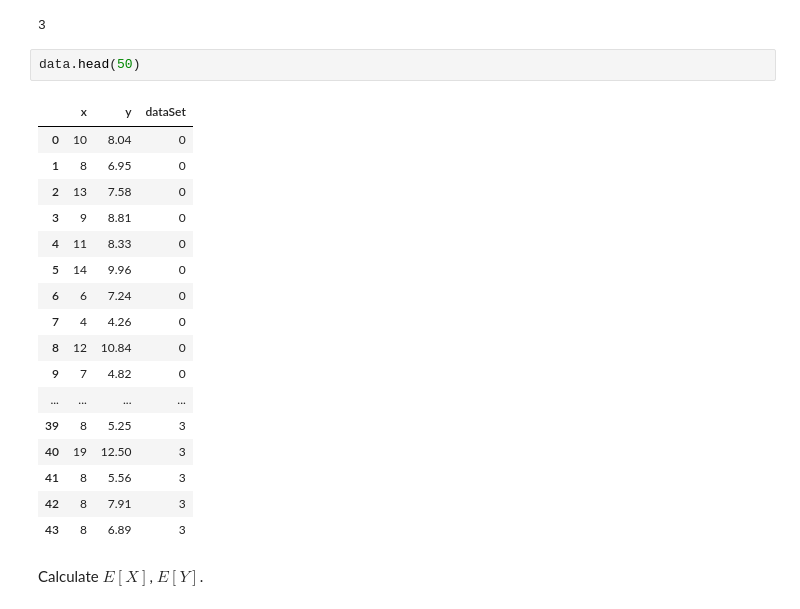
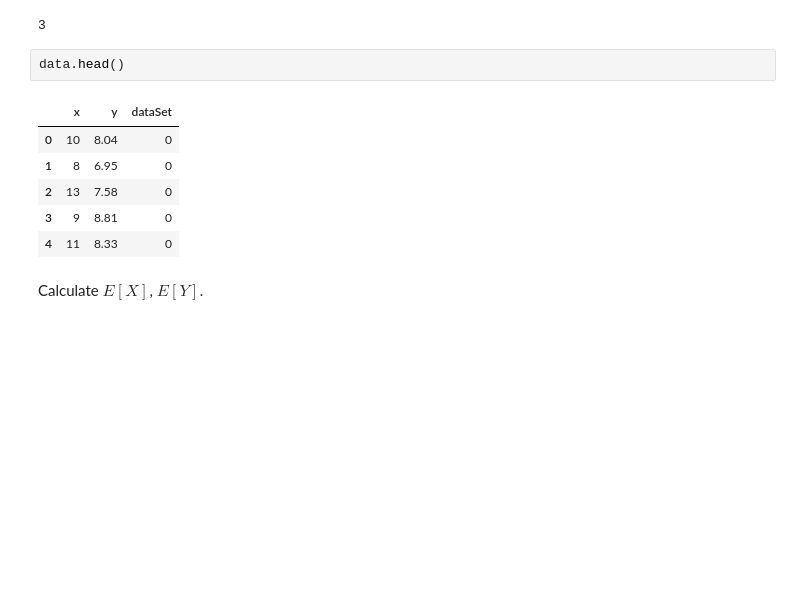
Before and after one commit to kmiec96/Modern-data-science, a Jupyter notebook: ML_2021_set4.ipynb, the cells around one changed output. Saved outputs shown, nothing was run; the diff lists cells and outputs as text; blank space fills up the shorter version.

```diff
--- a/ML_2021_set4.ipynb
+++ b/ML_2021_set4.ipynb
@@ -213,25 +211,14 @@ data["dataSet"].max()
 # %% [output]
 3
 # %%
-data.head(50)
+data.head()
 # %% [output]
 |  | x | y | dataSet |
 | 0 | 10 | 8.04 | 0 |
 | 1 | 8 | 6.95 | 0 |
 | 2 | 13 | 7.58 | 0 |
 | 3 | 9 | 8.81 | 0 |
 | 4 | 11 | 8.33 | 0 |
-| 5 | 14 | 9.96 | 0 |
-| 6 | 6 | 7.24 | 0 |
-| 7 | 4 | 4.26 | 0 |
-| 8 | 12 | 10.84 | 0 |
-| 9 | 7 | 4.82 | 0 |
-| ... | ... | ... | ... |
-| 39 | 8 | 5.25 | 3 |
-| 40 | 19 | 12.50 | 3 |
-| 41 | 8 | 5.56 | 3 |
-| 42 | 8 | 7.91 | 3 |
-| 43 | 8 | 6.89 | 3 |
 # %% [markdown]
 Calculate $E[X]$, $E[Y]$.
 # %%
```
Also changed, not shown: parts of 5 cells of this notebook.
